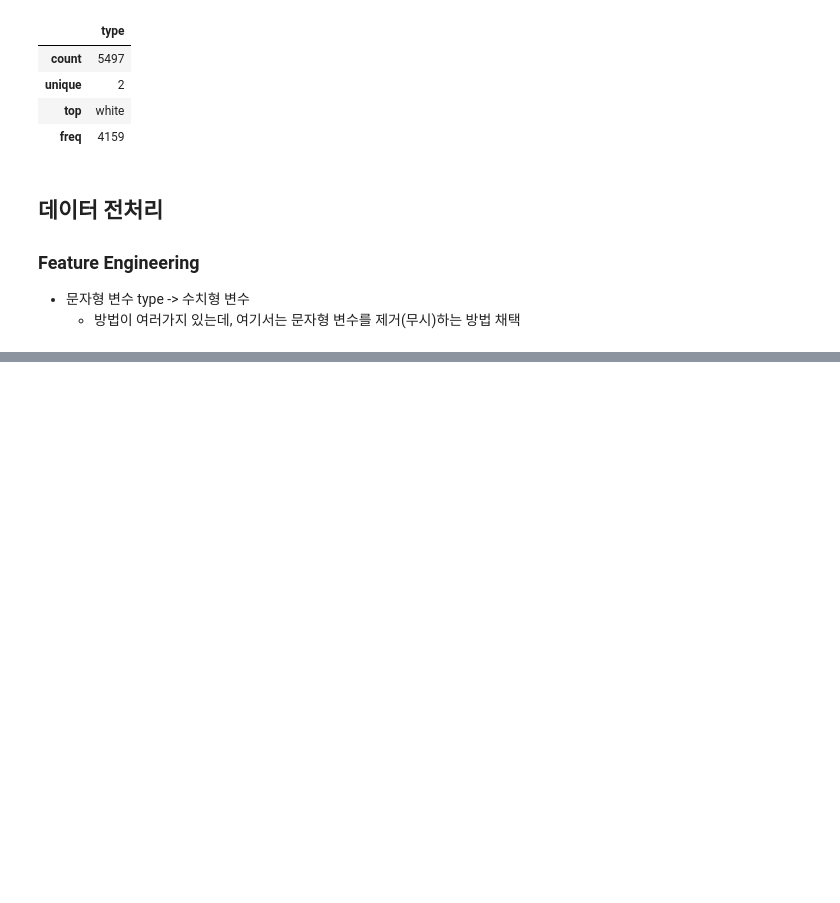
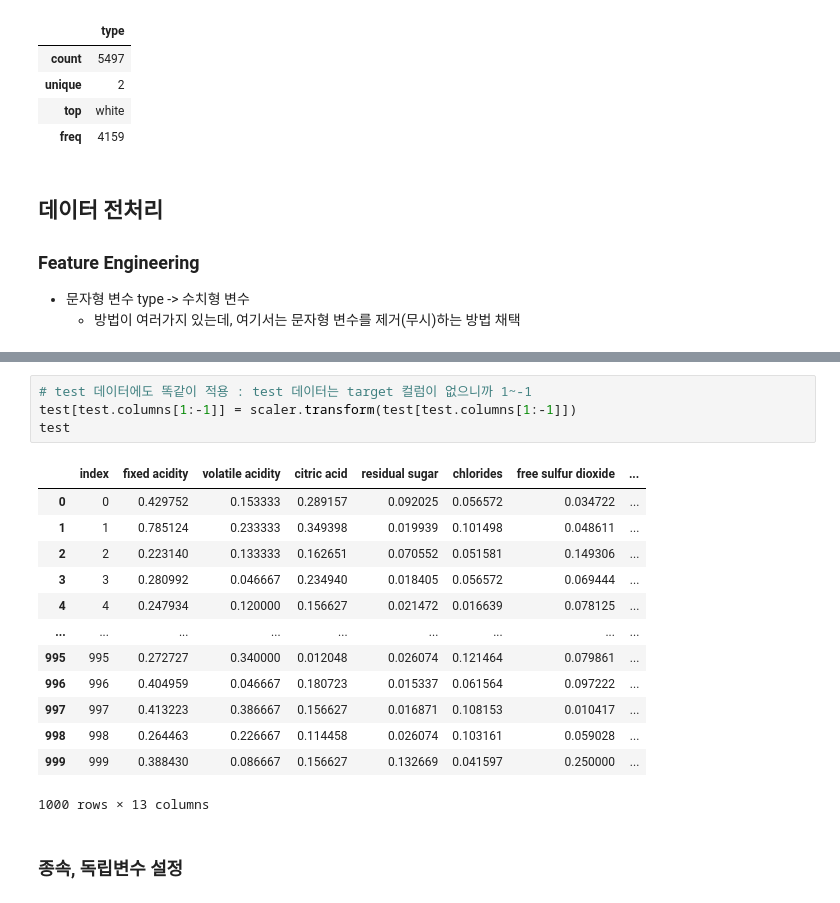
Before and after one commit to ahnjj/Data-Analysis-Project, a Jupyter notebook: wine-quality/Wine_Quality.ipynb, the cells around one changed output, grey strips where cells are left out. Saved outputs shown, nothing was run; the diff lists cells and outputs as text; blank space fills up the shorter version.

```diff
--- a/wine-quality/Wine_Quality.ipynb
+++ b/wine-quality/Wine_Quality.ipynb
@@ -125,0 +273,20 @@ train.head()
+# %%
+# test 데이터에도 똑같이 적용 : test 데이터는 target 컬럼이 없으니까 1~-1
+test[test.columns[1:-1]] = scaler.transform(test[test.columns[1:-1]])
+test
+# %% [output]
+|  | index | fixed acidity | volatile acidity | citric acid | residual sugar | chlorides | free sulfur dioxide | ... |
+| 0 | 0 | 0.429752 | 0.153333 | 0.289157 | 0.092025 | 0.056572 | 0.034722 | ... |
+| 1 | 1 | 0.785124 | 0.233333 | 0.349398 | 0.019939 | 0.101498 | 0.048611 | ... |
+| 2 | 2 | 0.223140 | 0.133333 | 0.162651 | 0.070552 | 0.051581 | 0.149306 | ... |
+| 3 | 3 | 0.280992 | 0.046667 | 0.234940 | 0.018405 | 0.056572 | 0.069444 | ... |
+| 4 | 4 | 0.247934 | 0.120000 | 0.156627 | 0.021472 | 0.016639 | 0.078125 | ... |
+| ... | ... | ... | ... | ... | ... | ... | ... | ... |
+| 995 | 995 | 0.272727 | 0.340000 | 0.012048 | 0.026074 | 0.121464 | 0.079861 | ... |
+| 996 | 996 | 0.404959 | 0.046667 | 0.180723 | 0.015337 | 0.061564 | 0.097222 | ... |
+| 997 | 997 | 0.413223 | 0.386667 | 0.156627 | 0.016871 | 0.108153 | 0.010417 | ... |
+| 998 | 998 | 0.264463 | 0.226667 | 0.114458 | 0.026074 | 0.103161 | 0.059028 | ... |
+| 999 | 999 | 0.388430 | 0.086667 | 0.156627 | 0.132669 | 0.041597 | 0.250000 | ... |
+1000 rows × 13 columns
+# %% [markdown]
+### 종속, 독립변수 설정
```
Also changed, not shown: parts of 42 cells of this notebook.
